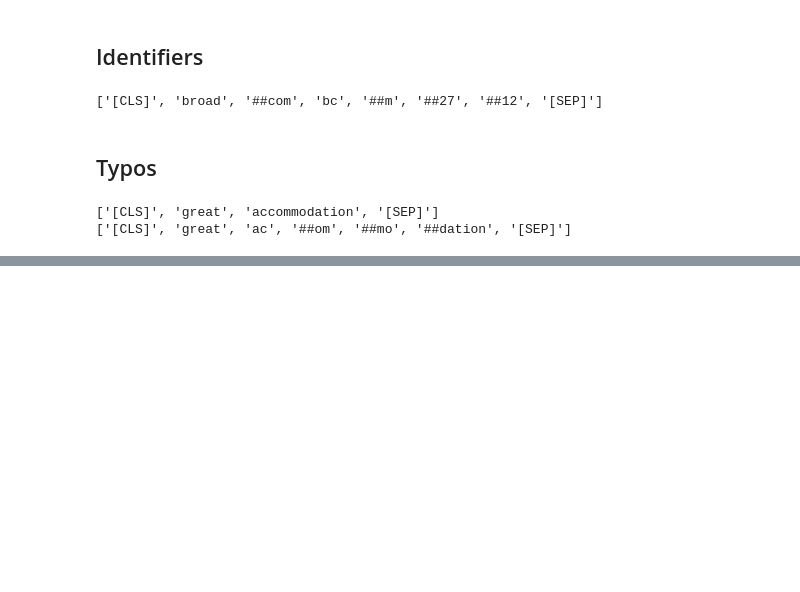
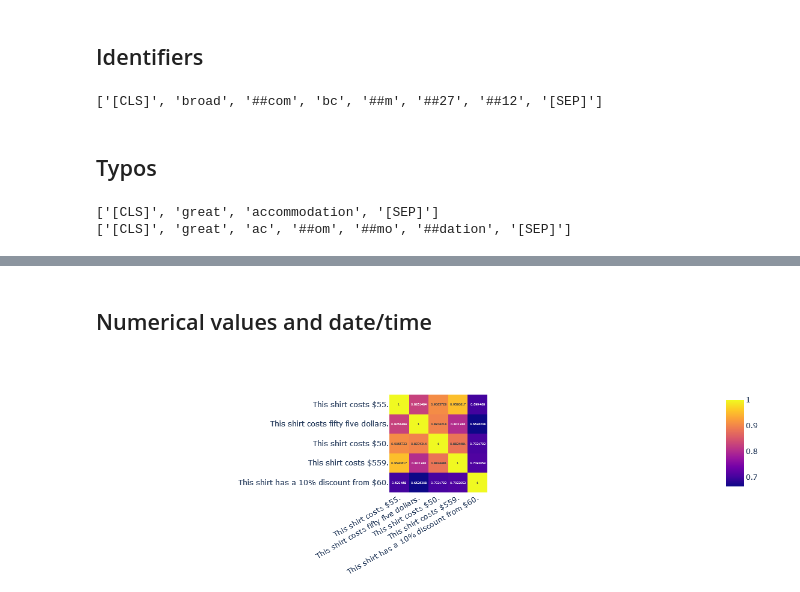
Before and after one commit to sulaiman-shamasna/Retrieval-Optimization-Tokenization-to-Vector-Quantization, a Jupyter notebook: tokenization_practical_implications.ipynb, the cells around one changed output, grey strips where cells are left out. Cells and saved outputs as stored; diff of their text form; code cells hidden in the pictures; blank space fills up the shorter version.

```diff
--- a/tokenization_practical_implications.ipynb
+++ b/tokenization_practical_implications.ipynb
@@ -54,0 +135,21 @@ for sentence in sentences:
+# %% [markdown]
+## Numerical values and date/time
+# %%
+sentences = [
+    "This shirt costs $55.",
+    "This shirt costs fifty five dollars.",
+    "This shirt costs $50.",
+    "This shirt costs $559.",
+    "This shirt has a 10% discount from $60.",
+]
+embeddings = sbert_model.encode(sentences)
+cosine_scores = util.cos_sim(embeddings, embeddings)
+fig = px.imshow(
+    cosine_scores,
+    x=sentences,
+    y=sentences,
+    text_auto=True,
+)
+fig.update_xaxes(tickangle=-30)
+# %% [output]
+[figure, added]
```
Also changed, not shown: parts of 9 cells of this notebook.
